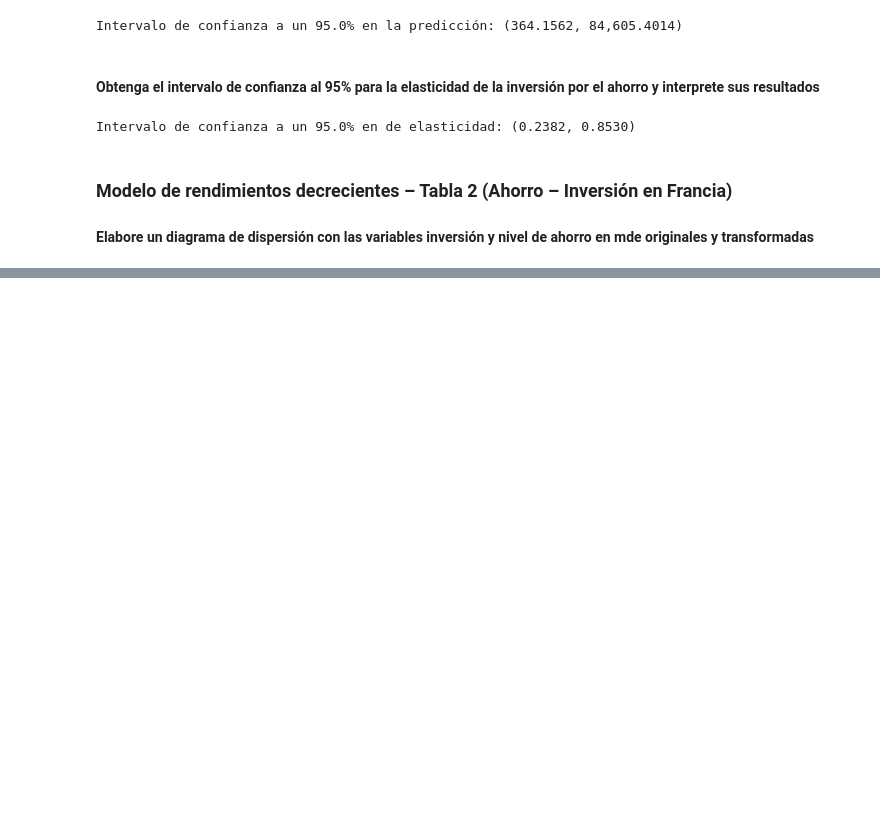
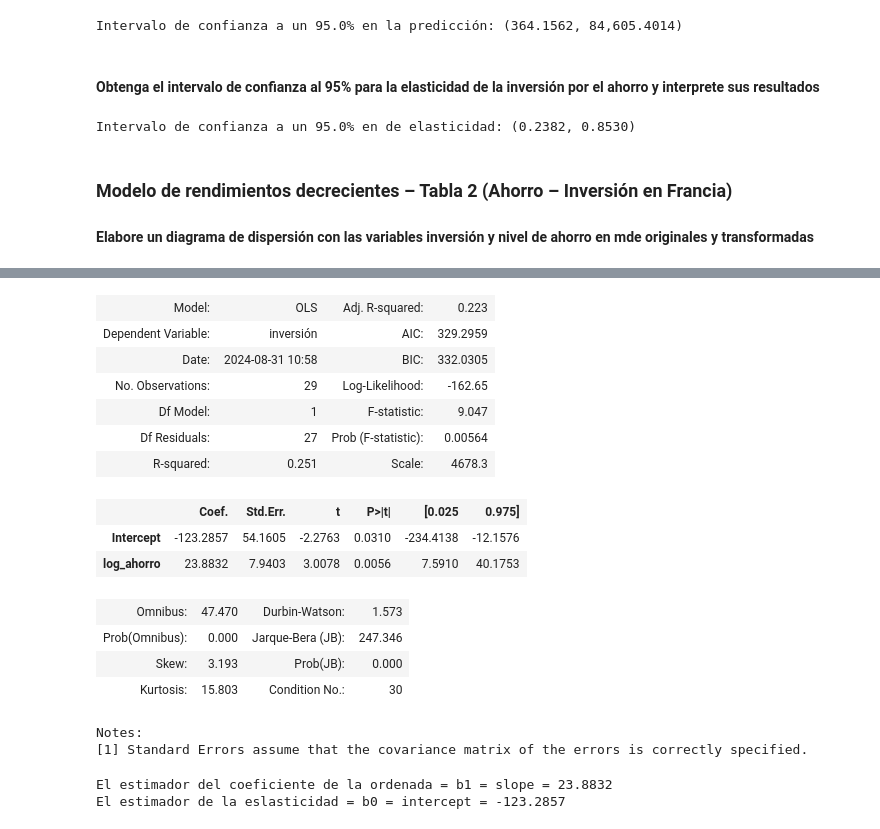
Before and after one commit to Anonymate054/MCD-Econometrics, a Jupyter notebook: notebooks/homeworks/0.0-leng-HW04.ipynb, the cells around one changed output, grey strips where cells are left out. Cells and saved outputs as stored; diff of their text form; code cells hidden in the pictures; blank space fills up the shorter version.

```diff
--- a/notebooks/homeworks/0.0-leng-HW04.ipynb
+++ b/notebooks/homeworks/0.0-leng-HW04.ipynb
@@ -381,0 +440,34 @@ Intervalo de confianza a un 95.0% en de elasticidad: (0.2382, 0.8530)
+# %%
+model_df2= (
+    smf.ols(
+        formula='inversión~log_ahorro',
+        data=df2
+    )
+    .fit()
+)
+model_df2.summary2()
+# %% [output]
+| Model: | OLS | Adj. R-squared: | 0.223 |
+| Dependent Variable: | inversión | AIC: | 329.2959 |
+| Date: | 2024-08-31 10:58 | BIC: | 332.0305 |
+| No. Observations: | 29 | Log-Likelihood: | -162.65 |
+| Df Model: | 1 | F-statistic: | 9.047 |
+| Df Residuals: | 27 | Prob (F-statistic): | 0.00564 |
+| R-squared: | 0.251 | Scale: | 4678.3 |
+|  | Coef. | Std.Err. | t | P>|t| | [0.025 | 0.975] |
+| Intercept | -123.2857 | 54.1605 | -2.2763 | 0.0310 | -234.4138 | -12.1576 |
+| log_ahorro | 23.8832 | 7.9403 | 3.0078 | 0.0056 | 7.5910 | 40.1753 |
+| Omnibus: | 47.470 | Durbin-Watson: | 1.573 |
+| Prob(Omnibus): | 0.000 | Jarque-Bera (JB): | 247.346 |
+| Skew: | 3.193 | Prob(JB): | 0.000 |
+| Kurtosis: | 15.803 | Condition No.: | 30 |
+Notes:
+[1] Standard Errors assume that the covariance matrix of the errors is correctly specified.
+# %%
+b1_df2 : float = model_df2.params['log_ahorro']
+b0_df2 : float = model_df2.params['Intercept']
+print(f"El estimador del coeficiente de la ordenada = b1 = slope = {b1_df2:,.4f}")
+print(f"El estimador de la eslasticidad = b0 = intercept = {b0_df2:,.4f}")
+# %% [output]
+El estimador del coeficiente de la ordenada = b1 = slope = 23.8832
+El estimador de la eslasticidad = b0 = intercept = -123.2857
```
Also changed, not shown: parts of 4 cells of this notebook.
